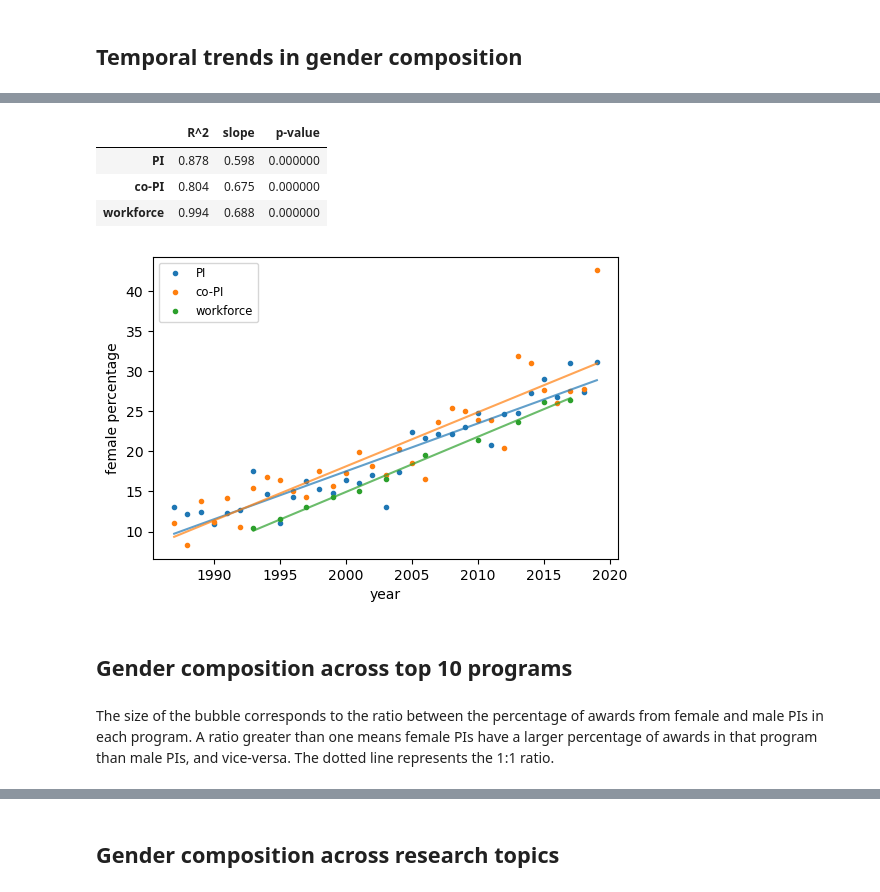
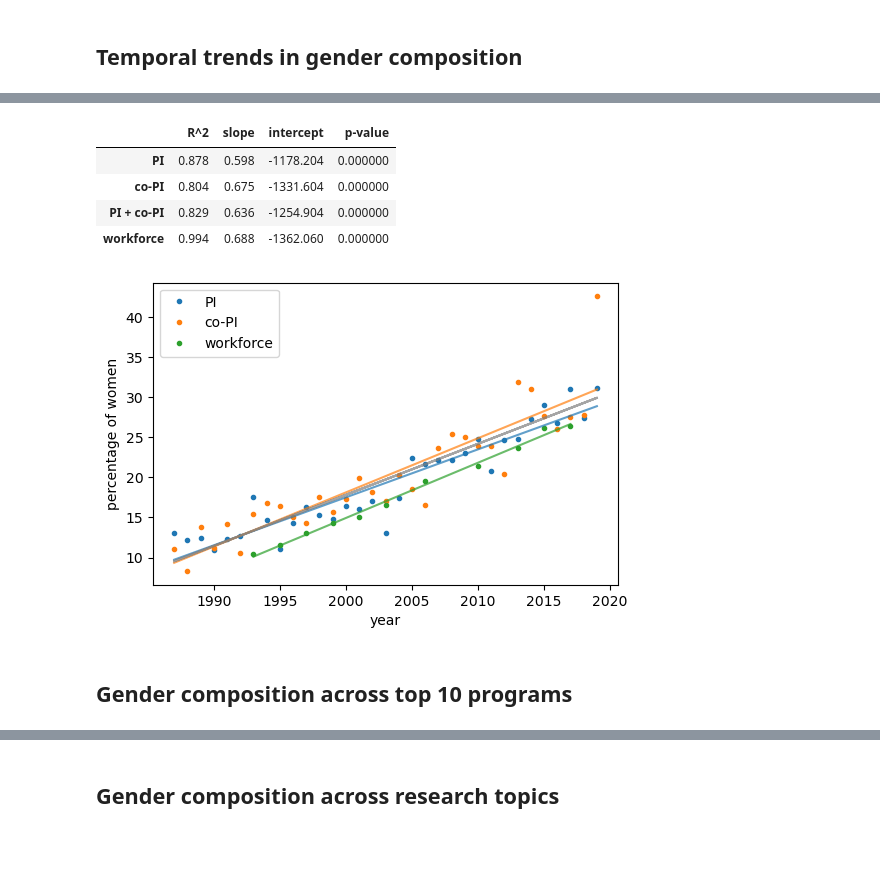
Before and after one commit to idlima/nsf-oce-gender, a Jupyter notebook: manuscript_figures.ipynb, the cells around one changed output, grey strips where cells are left out. Saved outputs shown, nothing was run; the diff lists cells and outputs as text; code cells hidden in the pictures; blank space fills up the shorter version.

```diff
--- a/manuscript_figures.ipynb
+++ b/manuscript_figures.ipynb
@@ -15,14 +16,14 @@ Last updated on Sun Jan 31 19:20:43 2021
 # %%
 warnings.filterwarnings('ignore')
 plt.rcParams['figure.dpi'] = 100
-pd.options.display.max_columns = 50
+pd.options.display.max_columns = 30
 # %% [markdown]
 ## Read NSF-OCE award data
 # %%
 data_types = {'Abstract':'string', 'Title':'string', 'Programs':'string', 'PI':'string',
               'Organization':'string', 'State':'string', 'Instrument':'string', 'co-PIs':'string',
               'program':'string', 'PI_first_name':'string', 'co-PI_first_name':'string',
-              'PI_gender':'string', 'co-PI_gender':'string'}
+              'PI_gender':'string', 'co-PI_gender':'string', 'award_type':'string'}
 awards = pd.read_csv('results/awards_1985-2020_clean_edited_grouped_gender_topic.csv', index_col=0,
                      parse_dates=[4,5], dtype=data_types)
 awards['year'] = awards.StartDate.dt.year
@@ -53,13 +40,2 @@ SGER seems to be an older denomination for EAGER awards. Therefore we are groupi
-# %%
-awards.loc[awards.Title.str.contains('collaborative\s'),'award_type'] = 'Collaborative Research'
-awards.loc[awards.Title.str.contains('eager\s'),'award_type'] = 'EAGER'
-awards.loc[awards.Title.str.contains('rapid\s'),'award_type'] = 'RAPID'
-awards.loc[awards.Title.str.contains('sger\s'),'award_type'] = 'EAGER'
-awards.loc[awards.Title.str.contains('reu\s'),'award_type'] = 'REU'
-awards.loc[awards.Title.str.contains('rui\s'),'award_type'] = 'RUI'
-awards.loc[awards.Title.str.contains('career\s'),'award_type'] = 'CAREER'
-awards.loc[awards.Title.str.contains('cmg\s'),'award_type'] = 'CMG'
-awards.loc[awards.Title.str.contains('powre\s'),'award_type'] = 'POWRE'
-awards['award_type'] = awards.award_type.fillna('standard')
 # %% [markdown]
 ## Temporal trends in gender composition
@@ -74,46 +52,49 @@ pi_gender = pi_gender.divide(pi_gender.sum(axis=1), axis=0) * 100 # fraction ->
 copi_gender = pd.DataFrame({'female':awards.groupby(awards.StartDate.dt.year)['co-PI_female_frac'].mean()})
 copi_gender['male'] = 1 - copi_gender.female
 copi_gender = copi_gender * 100 # fraction -> percentage
 
 # female percentage of PIs & co-PIs
 female_pct = pd.DataFrame({'PI':pi_gender['female'], 'co-PI':copi_gender['female']})
 female_pct.index.rename('year',inplace=True)
 
+# combine PI & co-PI data
+df_combined = pd.concat([pi_gender, copi_gender]).reset_index()
+df_combined = df_combined.rename(columns={'index':'year'})
+
 f_error = lambda x: 1.96 * x.std()/np.sqrt(x.size)
 error = awards.groupby(awards.StartDate.dt.year)['co-PI_female_frac'].apply(f_error)
 
 def linreg(x, y):
     X = sm.add_constant(x)
     lreg = sm.OLS(y,X).fit()
     return lreg, X
 
 fig, ax = plt.subplots()
 
 _ = female_pct.PI.plot(ax=ax, style='C0.')
 _ = female_pct['co-PI'].plot(ax=ax, style='C1.')
 _ = workforce.plot(x='year', y='female_pct', ax=ax, style='C2.', legend=False)
-_ = ax.set(ylabel='female percentage')
+_ = ax.set(ylabel='percentage of women')
 _ = ax.legend(['PI','co-PI','workforce'])
 
 params = []
-for x, y, s in zip([female_pct.index, female_pct.index, workforce.year],
-                   [female_pct.PI, female_pct['co-PI'], workforce.female_pct],['C0-','C1-','C2-']):
+for x, y, s in zip([female_pct.index, female_pct.index, df_combined.year, workforce.year],
+                   [female_pct.PI, female_pct['co-PI'], df_combined.female, workforce.female_pct],['C0-','C1-','C7-','C2-']):
     reg, X = linreg(x, y)
-    params.append([reg.rsquared,reg.params[1],reg.pvalues[1]])
+    params.append([reg.rsquared,reg.params[1],reg.params[0],reg.pvalues[1]])
     _ = ax.plot(x, reg.predict(X), s, alpha=0.7)
 
 fig.savefig('figures/pi_copi_workforce_regress.png',dpi=300,bbox_inches='tight')
 
-lr_stats = pd.DataFrame(np.array(params), index=['PI','co-PI','workforce'],
-                        columns=['R^2','slope','p-value'])
-lr_stats.style.format('{:.3f}', subset=['R^2','slope'])
+lr_stats = pd.DataFrame(np.array(params), index=['PI','co-PI','PI + co-PI','workforce'],
+                        columns=['R^2','slope','intercept','p-value'])
+lr_stats.style.format('{:.3f}', subset=['R^2','slope','intercept'])
 # %% [output]
-|  | R^2 | slope | p-value |
-| PI | 0.878 | 0.598 | 0.000000 |
-| co-PI | 0.804 | 0.675 | 0.000000 |
-| workforce | 0.994 | 0.688 | 0.000000 |
+|  | R^2 | slope | intercept | p-value |
+| PI | 0.878 | 0.598 | -1178.204 | 0.000000 |
+| co-PI | 0.804 | 0.675 | -1331.604 | 0.000000 |
+| PI + co-PI | 0.829 | 0.636 | -1254.904 | 0.000000 |
+| workforce | 0.994 | 0.688 | -1362.060 | 0.000000 |
-[figure, old version]
+[figure, new version]
 # %% [markdown]
 ## Gender composition across top 10 programs
-# %% [markdown]
-The size of the bubble corresponds to the ratio between the percentage of awards from female and male PIs in each program. A ratio greater than one means female PIs have a larger percentage of awards in that program than male PIs, and vice-versa. The dotted line represents the 1:1 ratio.
```
Also changed, not shown: parts of 17 cells of this notebook, 2 other files.
